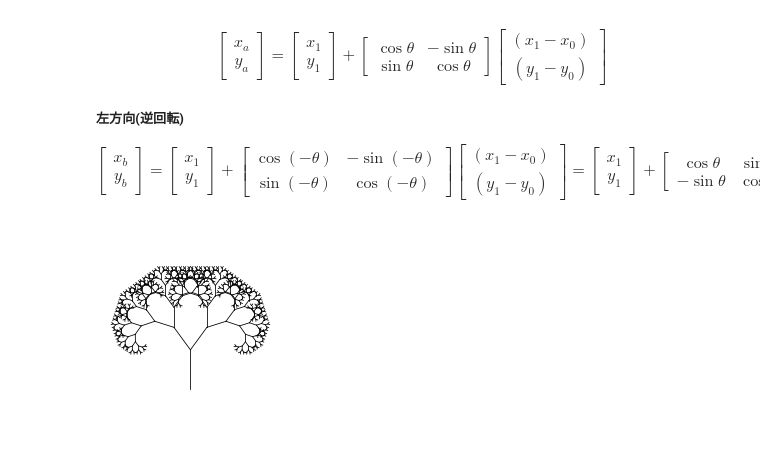
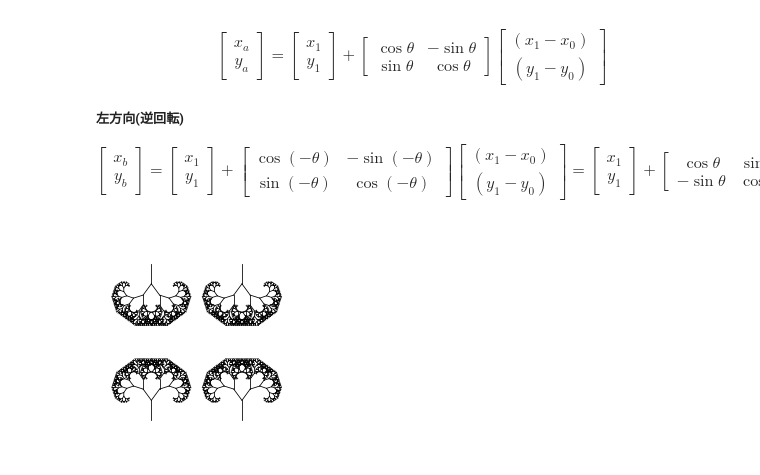
Before and after one commit to hidekuno/jupyter-sicp, a Jupyter notebook: picture-language-numpy.ipynb, the cells around one changed output. Saved outputs shown, nothing was run; the diff lists cells and outputs as text; code cells hidden in the pictures.

```diff
--- a/picture-language-numpy.ipynb
+++ b/picture-language-numpy.ipynb
@@ -451,9 +448,6 @@ def tree(n):
 # %%
 draw_init()
 frame = make_frame(make_vect(0, 0),make_vect(1, 0),make_vect(0, 1))
-transform_painter(tree(8),
-                  make_vect(0.0, 0.0),
-                  make_vect(1.0, 0.0),
-                  make_vect(0.0, 1.0))(frame)
+square_limit(tree(8), 0)(frame)
 # %% [output]
-[figure, old version]
+[figure, new version]
```
Also changed, not shown: parts of 4 cells of this notebook, 1 other file.
